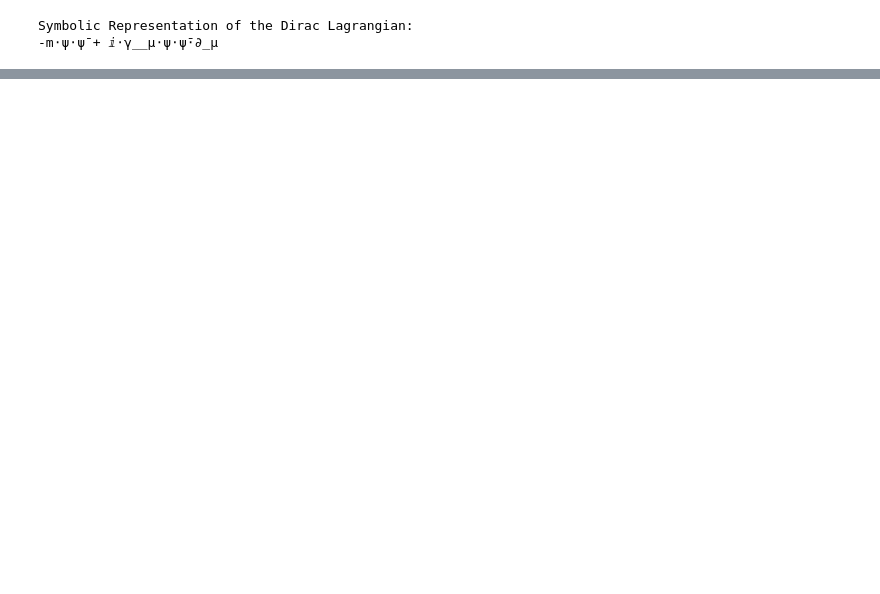
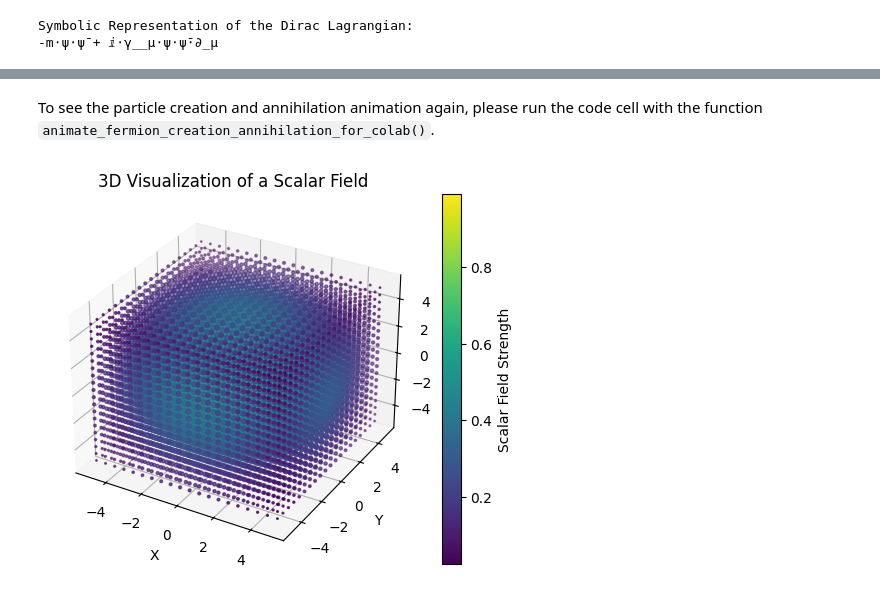
Before and after one commit to Alan-Cheong/IEEE_QW_2020, a Jupyter notebook: Fermion_Creation_Annihilation.ipynb, the cells around one changed output, grey strips where cells are left out. Drawn from its saved outputs; the diff is of its cells as text; code cells hidden in the pictures; blank space fills up the shorter version.

```diff
--- a/Fermion_Creation_Annihilation.ipynb
+++ b/Fermion_Creation_Annihilation.ipynb
@@ -113,0 +173,40 @@ animate_fermion_creation_annihilation_for_colab()
+# %% [markdown]
+To see the particle creation and annihilation animation again, please run the code cell with the function `animate_fermion_creation_annihilation_for_colab()`.
+# %%
+import numpy as np
+import matplotlib.pyplot as plt
+from mpl_toolkits.mplot3d import Axes3D
+
+# Define the 3D grid
+x = np.linspace(-5, 5, 20)
+y = np.linspace(-5, 5, 20)
+z = np.linspace(-5, 5, 20)
+X, Y, Z = np.meshgrid(x, y, z)
+
+# Define a simple scalar field function (e.g., a Gaussian-like function)
+def scalar_field(X, Y, Z):
+    return np.exp(-(X**2 + Y**2 + Z**2) / 20.0)
+
+# Calculate the scalar field values on the grid
+field_values = scalar_field(X, Y, Z)
+
+# Create a 3D figure
+fig = plt.figure()
+ax = fig.add_subplot(111, projection='3d')
+
+# Visualize the scalar field using a scatter plot, with color representing the field strength
+scatter = ax.scatter(X.ravel(), Y.ravel(), Z.ravel(), c=field_values.ravel(), cmap='viridis', s=field_values.ravel() * 50)
+
+# Add a color bar to show the mapping between color and field strength
+cbar = fig.colorbar(scatter)
+cbar.set_label('Scalar Field Strength')
+
+# Set labels for the axes
+ax.set_xlabel('X')
+ax.set_ylabel('Y')
+ax.set_zlabel('Z')
+ax.set_title('3D Visualization of a Scalar Field')
+
+plt.show()
+# %% [output]
+[figure, added]
```
Also changed, not shown: parts of 2 cells of this notebook.
